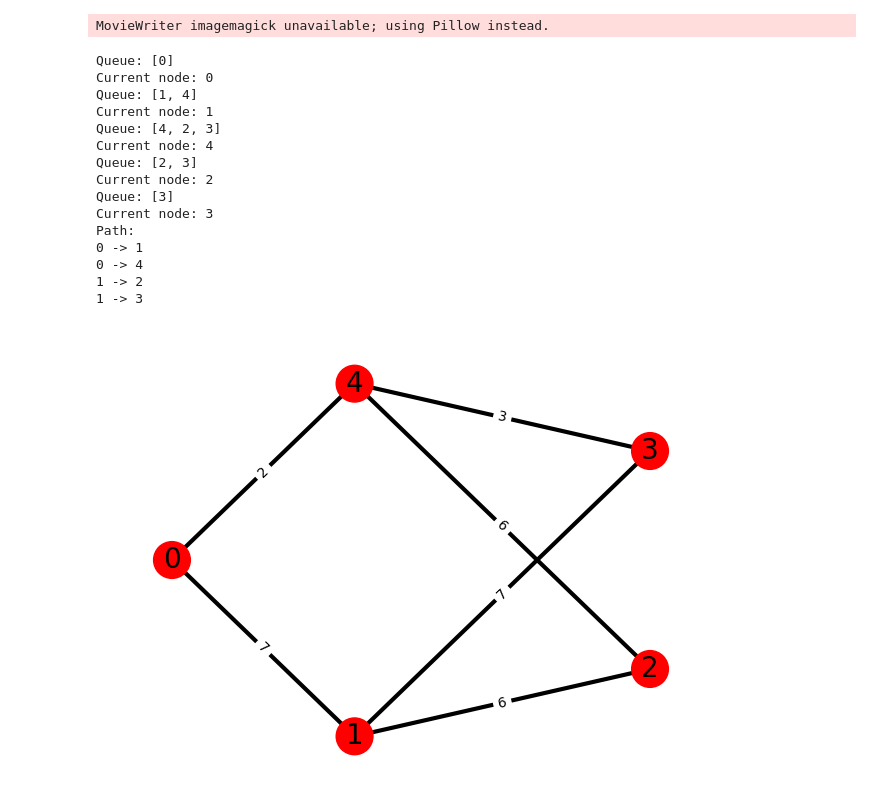
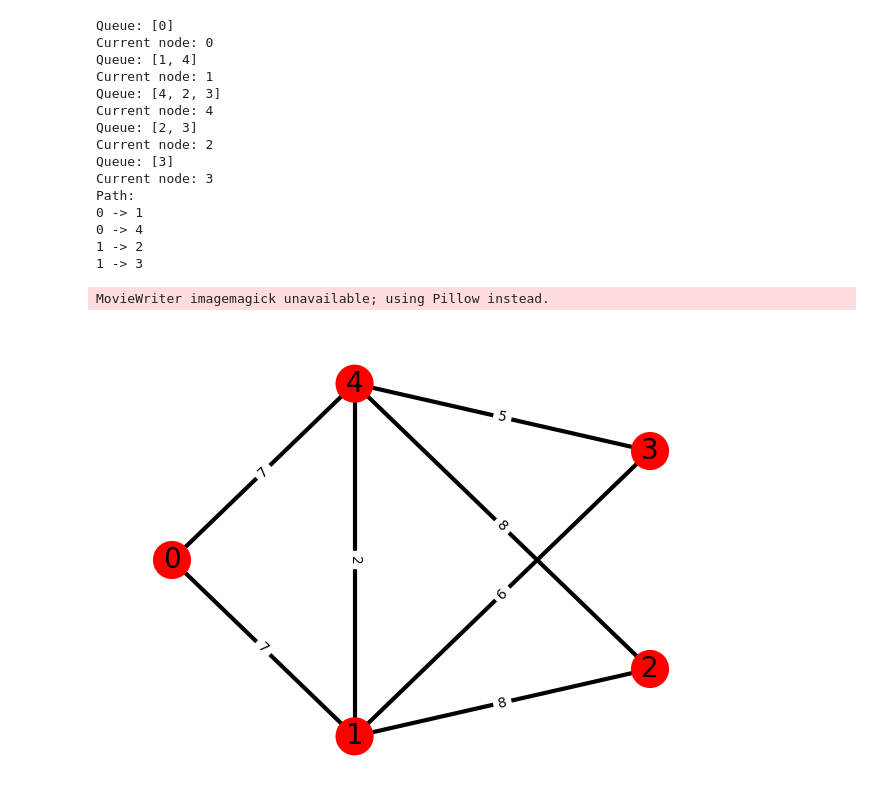
Before and after one commit to karolcieply/studia, a Jupyter notebook: SemestrVI/hmo/hmo_notebook.ipynb, the cells around one changed output. Cells and saved outputs as stored; diff of their text form; code cells hidden in the pictures.

```diff
--- a/SemestrVI/hmo/hmo_notebook.ipynb
+++ b/SemestrVI/hmo/hmo_notebook.ipynb
@@ -13,4 +13,4 @@ GRAPH_SEED: int = 1
 DRAWING_SEED: int = 1
 DIRECTED_GRAPH: bool = False
 GRAPH_SIZE: int = 5
-EDGE_PROBABILITY: float = 0.5
+EDGE_PROBABILITY: float = 0.75
@@ -160,23 +164,23 @@ class Graph:
 # %%
 graph = Graph.create_example_graph()
 # %%
-graph.draw_function(0, graph.bfs)
+GraphFunctions.draw_function(graph.g, 0, graph.bfs)
 # %% [output]
-MovieWriter imagemagick unavailable; using Pillow instead.
+Queue: [0]
+Current node: 0
+Queue: [1, 4]
+Current node: 1
+Queue: [4, 2, 3]
+Current node: 4
+Queue: [2, 3]
+Current node: 2
+Queue: [3]
+Current node: 3
+Path:
+0 -> 1
+0 -> 4
+1 -> 2
+1 -> 3
-Queue: [0]
-Current node: 0
-Queue: [1, 4]
-Current node: 1
-Queue: [4, 2, 3]
-Current node: 4
-Queue: [2, 3]
-Current node: 2
-Queue: [3]
-Current node: 3
-Path:
-0 -> 1
-0 -> 4
-1 -> 2
-1 -> 3
+MovieWriter imagemagick unavailable; using Pillow instead.
-[figure, old version]
+[figure, new version]
 # %%
```
Also changed, not shown: parts of 9 cells of this notebook.
